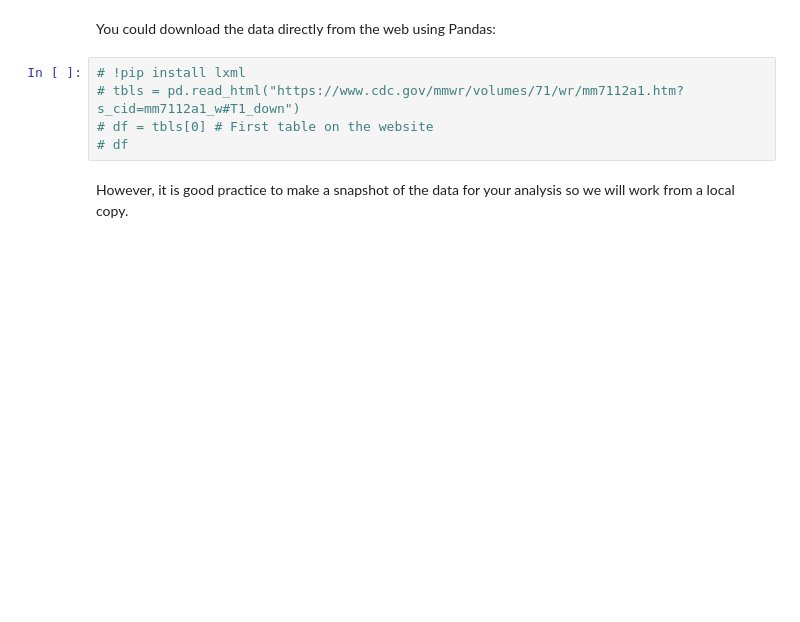
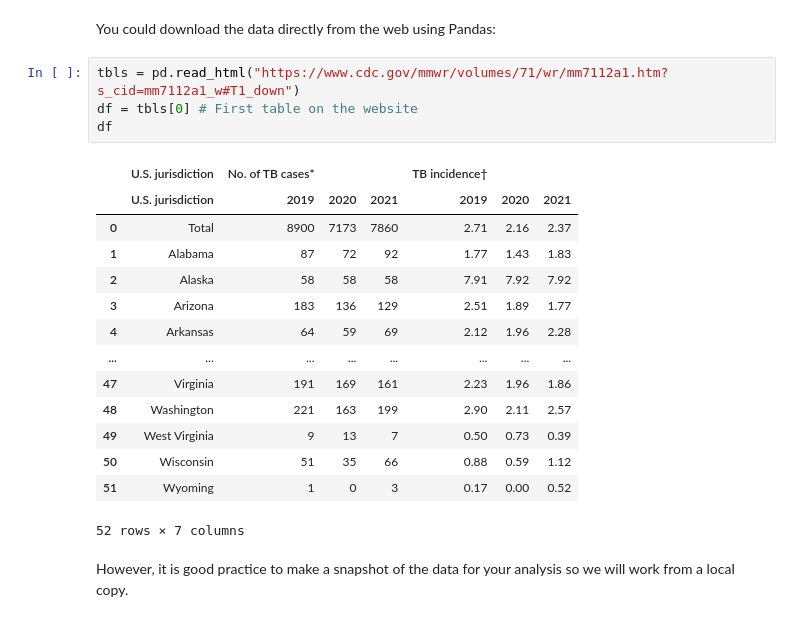
Before and after one commit to GhostLazy/Data100, a Jupyter notebook: su24-materials-main/lecture/lec05/lec05-part-1-eda-tuberculosis.ipynb, the cells around one changed output. Drawn from its saved outputs; the diff is of its cells as text; blank space fills up the shorter version.

```diff
--- a/su24-materials-main/lecture/lec05/lec05-part-1-eda-tuberculosis.ipynb
+++ b/su24-materials-main/lecture/lec05/lec05-part-1-eda-tuberculosis.ipynb
@@ -34,10 +34,24 @@ Let's look at the data included in the [original CDC article](https://www.cdc.go
 # %% [markdown]
 You could download the data directly from the web using Pandas:
 # %%
-# !pip install lxml
-# tbls = pd.read_html("https://www.cdc.gov/mmwr/volumes/71/wr/mm7112a1.htm?s_cid=mm7112a1_w#T1_down")
-# df = tbls[0] # First table on the website
-# df
+tbls = pd.read_html("https://www.cdc.gov/mmwr/volumes/71/wr/mm7112a1.htm?s_cid=mm7112a1_w#T1_down")
+df = tbls[0] # First table on the website
+df
+# %% [output]
+|  | U.S. jurisdiction | No. of TB cases* |  |  | TB incidence† |  |  |
+|  | U.S. jurisdiction | 2019 | 2020 | 2021 | 2019 | 2020 | 2021 |
+| 0 | Total | 8900 | 7173 | 7860 | 2.71 | 2.16 | 2.37 |
+| 1 | Alabama | 87 | 72 | 92 | 1.77 | 1.43 | 1.83 |
+| 2 | Alaska | 58 | 58 | 58 | 7.91 | 7.92 | 7.92 |
+| 3 | Arizona | 183 | 136 | 129 | 2.51 | 1.89 | 1.77 |
+| 4 | Arkansas | 64 | 59 | 69 | 2.12 | 1.96 | 2.28 |
+| ... | ... | ... | ... | ... | ... | ... | ... |
+| 47 | Virginia | 191 | 169 | 161 | 2.23 | 1.96 | 1.86 |
+| 48 | Washington | 221 | 163 | 199 | 2.90 | 2.11 | 2.57 |
+| 49 | West Virginia | 9 | 13 | 7 | 0.50 | 0.73 | 0.39 |
+| 50 | Wisconsin | 51 | 35 | 66 | 0.88 | 0.59 | 1.12 |
+| 51 | Wyoming | 1 | 0 | 3 | 0.17 | 0.00 | 0.52 |
+52 rows × 7 columns
 # %% [markdown]
 However, it is good practice to make a snapshot of the data for your analysis so we will work from a local copy.
 # %% [markdown]
```
Also changed, not shown: parts of 38 cells of this notebook, 9 other files.
